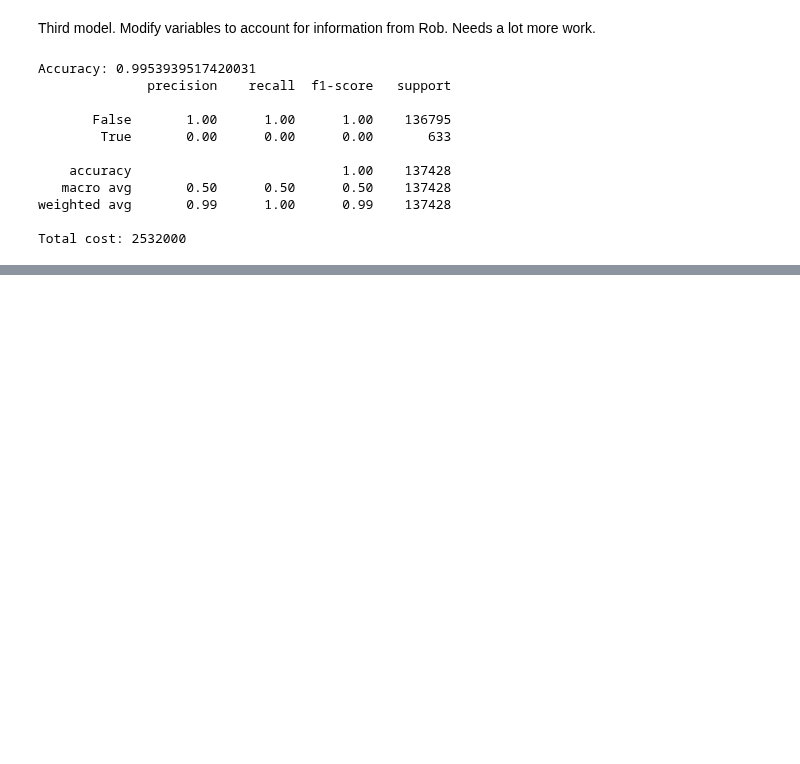
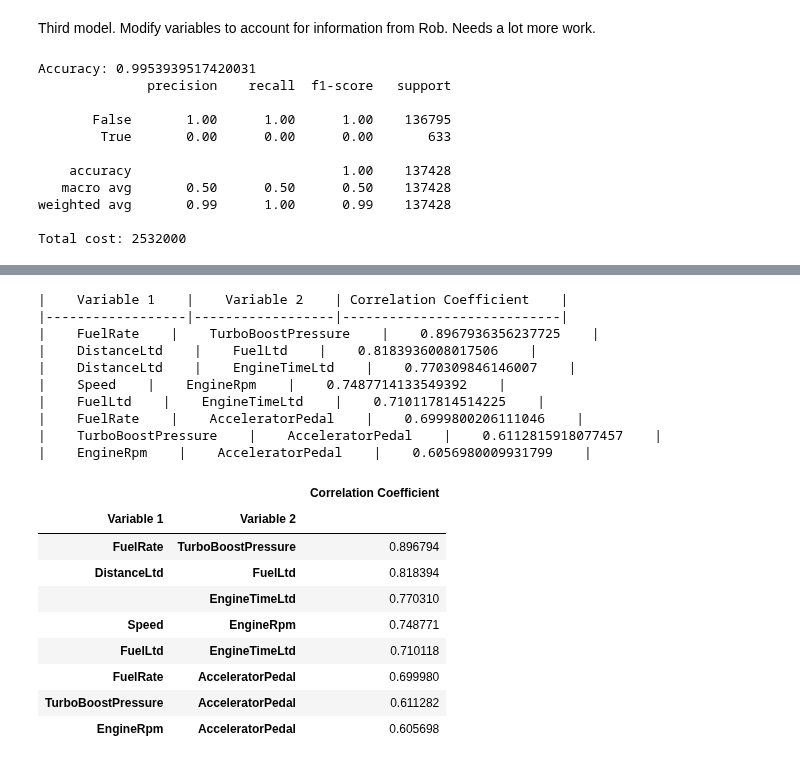
Before and after one commit to KagonDeans/big-g-ml-convoy, a Jupyter notebook: notebooks/02_teresa_models.ipynb, the cells around one changed output, grey strips where cells are left out. Saved outputs shown, nothing was run; the diff lists cells and outputs as text; code cells hidden in the pictures; blank space fills up the shorter version.

```diff
--- a/notebooks/02_teresa_models.ipynb
+++ b/notebooks/02_teresa_models.ipynb
@@ -173,0 +314,57 @@ Total cost: 2532000
+# %%
+# code to find more correlated columns
+# from https://medium.com/@yatharthranjan/finding-top-correlation-pairs-from-a-large-number-of-variables-in-pandas-f530be53e82a#:~:text=The%20Pandas%20DataFrame%20function%20corr,is%20massive%20on%20both%20axes.
+# modified slightly for use with this dataset
+
+def get_top_correlations_blog(df, columns, threshold=0.6):
+    """
+    df: the dataframe to get correlations from
+    threshold: the maximum and minimum value to include for correlations. For eg, if this is 0.4, only pairs haveing a correlation coefficient greater than 0.4 or less than -0.4 will be included in the results.
+    """
+
+    orig_corr = df[columns].corr()
+    c = orig_corr.abs()
+
+    so = c.unstack()
+
+    print("|    Variable 1    |    Variable 2    | Correlation Coefficient    |")
+    print("|------------------|------------------|----------------------------|")
+
+    i=0
+    pairs=set()
+    result = pd.DataFrame()
+    for index, value in so.sort_values(ascending = False).items():
+        # Exclude duplicates and self-correlations
+        if value > threshold \
+        and index[0] != index[1] \
+        and (index[0], index[1]) not in pairs \
+        and (index[1], index[0]) not in pairs:
+
+            print(f'|    {index[0]}    |    {index[1]}    |    {orig_corr.loc[(index[0], index[1])]}    |')
+            result.loc[i, ['Variable 1', 'Variable 2', 'Correlation Coefficient']] = [index[0], index[1], orig_corr.loc[(index[0], index[1])]]
+            pairs.add((index[0], index[1]))
+            i+=1
+    return result.reset_index(drop=True).set_index(['Variable 1', 'Variable 2'])
+# %%
+get_top_correlations_blog(fault_diag, corr_columns, 0.6)
+# %% [output]
+|    Variable 1    |    Variable 2    | Correlation Coefficient    |
+|------------------|------------------|----------------------------|
+|    FuelRate    |    TurboBoostPressure    |    0.8967936356237725    |
+|    DistanceLtd    |    FuelLtd    |    0.8183936008017506    |
+|    DistanceLtd    |    EngineTimeLtd    |    0.770309846146007    |
+|    Speed    |    EngineRpm    |    0.7487714133549392    |
+|    FuelLtd    |    EngineTimeLtd    |    0.710117814514225    |
+|    FuelRate    |    AcceleratorPedal    |    0.6999800206111046    |
+|    TurboBoostPressure    |    AcceleratorPedal    |    0.6112815918077457    |
+|    EngineRpm    |    AcceleratorPedal    |    0.6056980009931799    |
+|  |  | Correlation Coefficient |
+| Variable 1 | Variable 2 |  |
+| FuelRate | TurboBoostPressure | 0.896794 |
+| DistanceLtd | FuelLtd | 0.818394 |
+|  | EngineTimeLtd | 0.770310 |
+| Speed | EngineRpm | 0.748771 |
+| FuelLtd | EngineTimeLtd | 0.710118 |
+| FuelRate | AcceleratorPedal | 0.699980 |
+| TurboBoostPressure | AcceleratorPedal | 0.611282 |
+| EngineRpm | AcceleratorPedal | 0.605698 |
```
Also changed, not shown: parts of 13 cells of this notebook.
